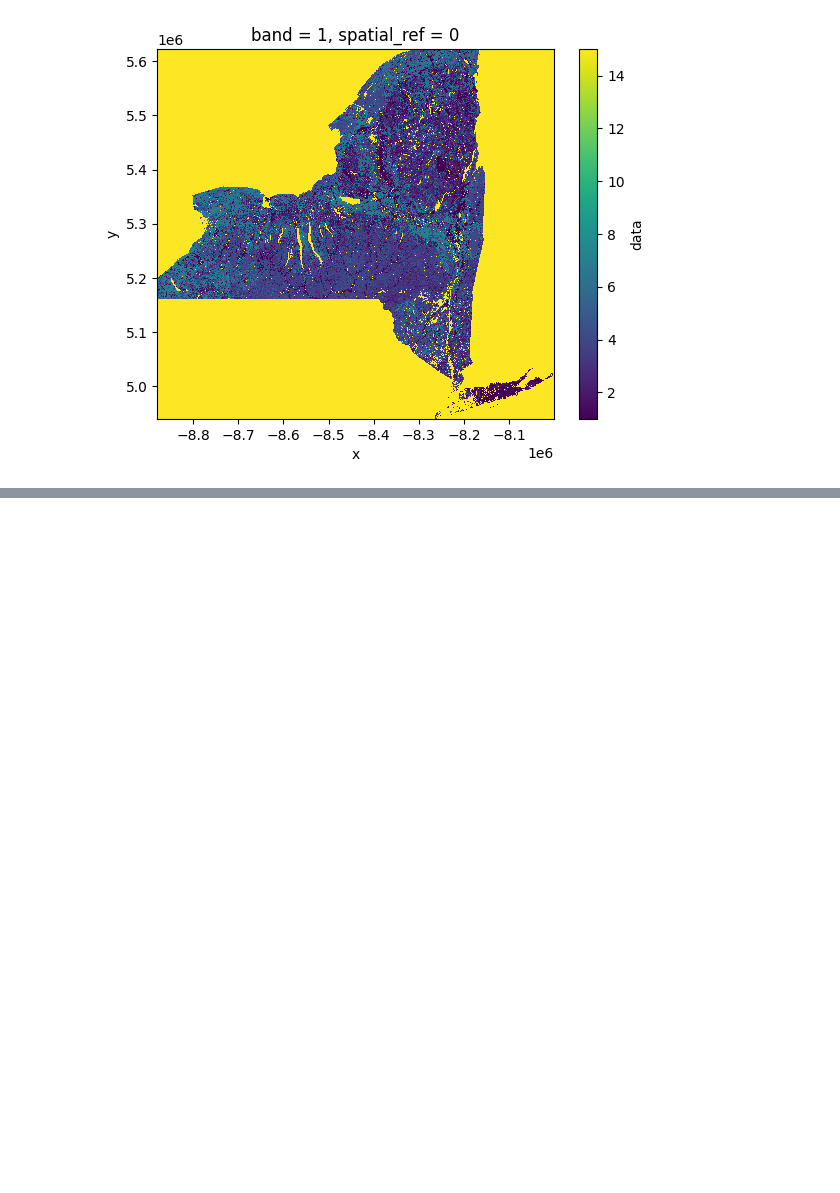
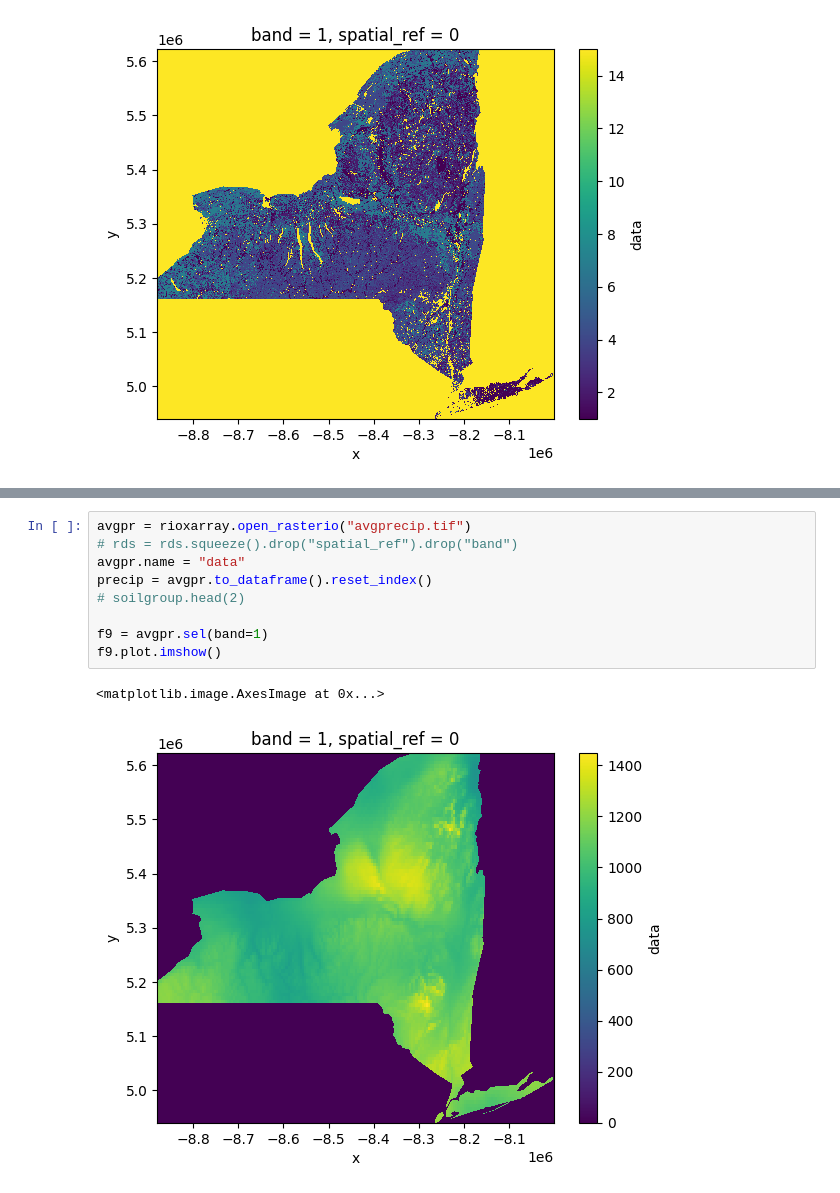
Before and after one commit to uysiri/DATA612-DEEPLEARNING, a Jupyter notebook: create_df.ipynb, the cells around one changed output, grey strips where cells are left out. Saved outputs shown, nothing was run; the diff lists cells and outputs as text; blank space fills up the shorter version.

```diff
--- a/create_df.ipynb
+++ b/create_df.ipynb
@@ -97,0 +102,12 @@ res[res['data']>0]
+# %%
+avgpr = rioxarray.open_rasterio("avgprecip.tif")
+# rds = rds.squeeze().drop("spatial_ref").drop("band")
+avgpr.name = "data"
+precip = avgpr.to_dataframe().reset_index()
+# soilgroup.head(2)
+
+f9 = avgpr.sel(band=1)
+f9.plot.imshow()
+# %% [output]
+<matplotlib.image.AxesImage at 0x...>
+[figure, added]
```
Also changed, not shown: parts of 18 cells of this notebook, 2 other files.
